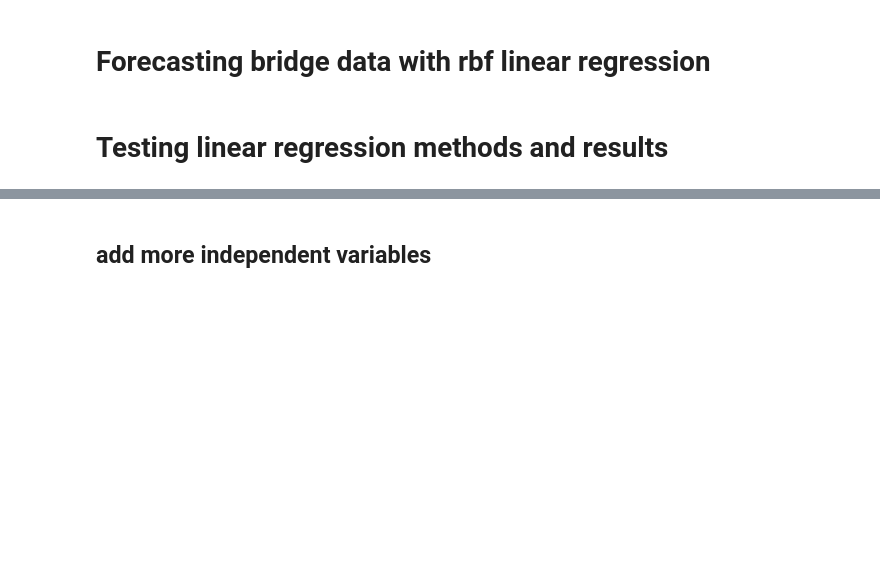
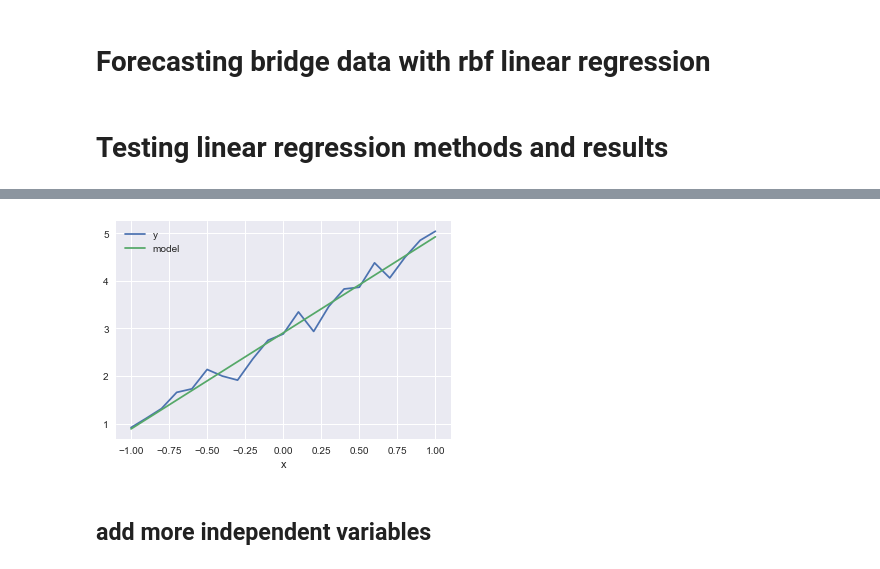
Before and after one commit to caheredia/Radial_Base_Functions, a Jupyter notebook: 2018-08-18_ch_Radial_Base_Functions.ipynb, the cells around one changed output, grey strips where cells are left out. Drawn from its saved outputs; the diff is of its cells as text; code cells hidden in the pictures; blank space fills up the shorter version.

```diff
--- a/2018-08-18_ch_Radial_Base_Functions.ipynb
+++ b/2018-08-18_ch_Radial_Base_Functions.ipynb
@@ -123,3 +124,7 @@ OLS Regression Results
+# %%
+df.plot( x='x', y=['y','model']);
+# %% [output]
+[figure, added]
 # %% [markdown]
 ## add more independent variables
 # %%
```
Also changed, not shown: parts of 11 cells of this notebook.
